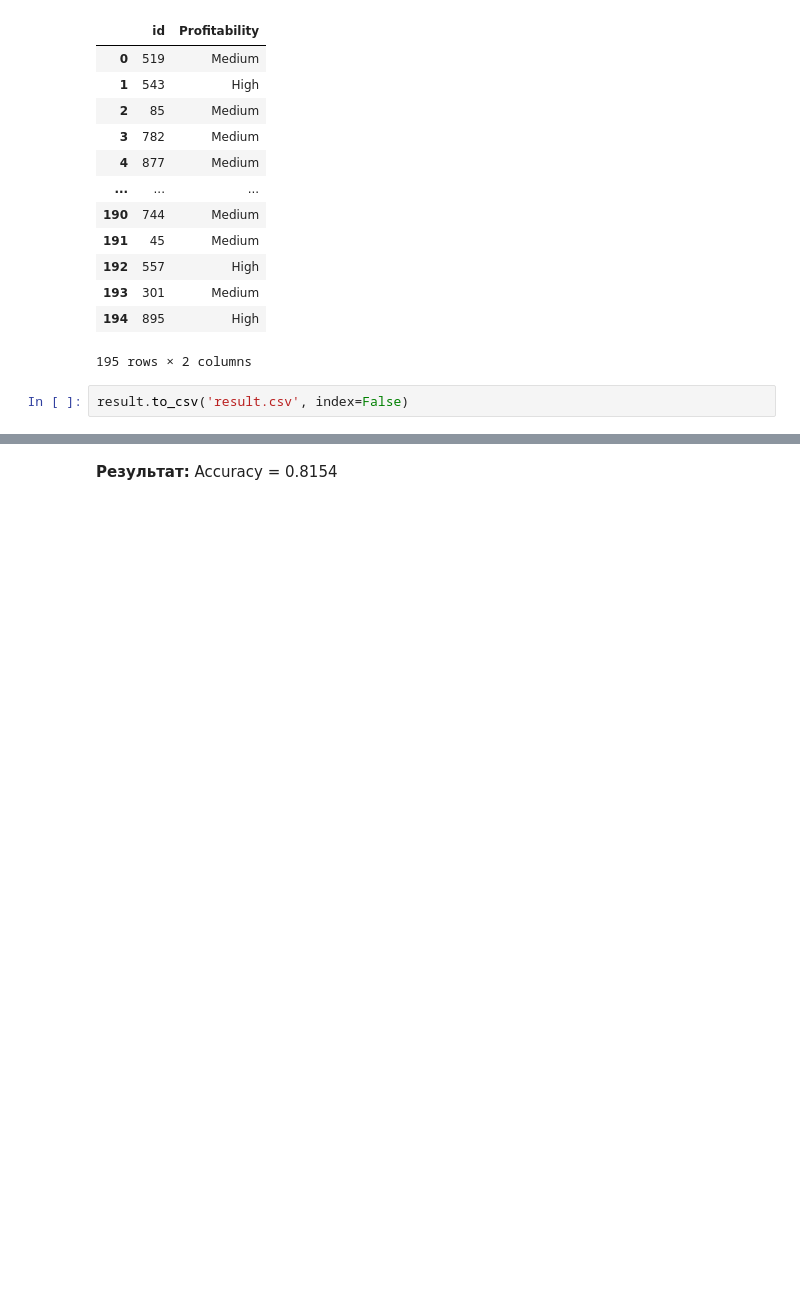
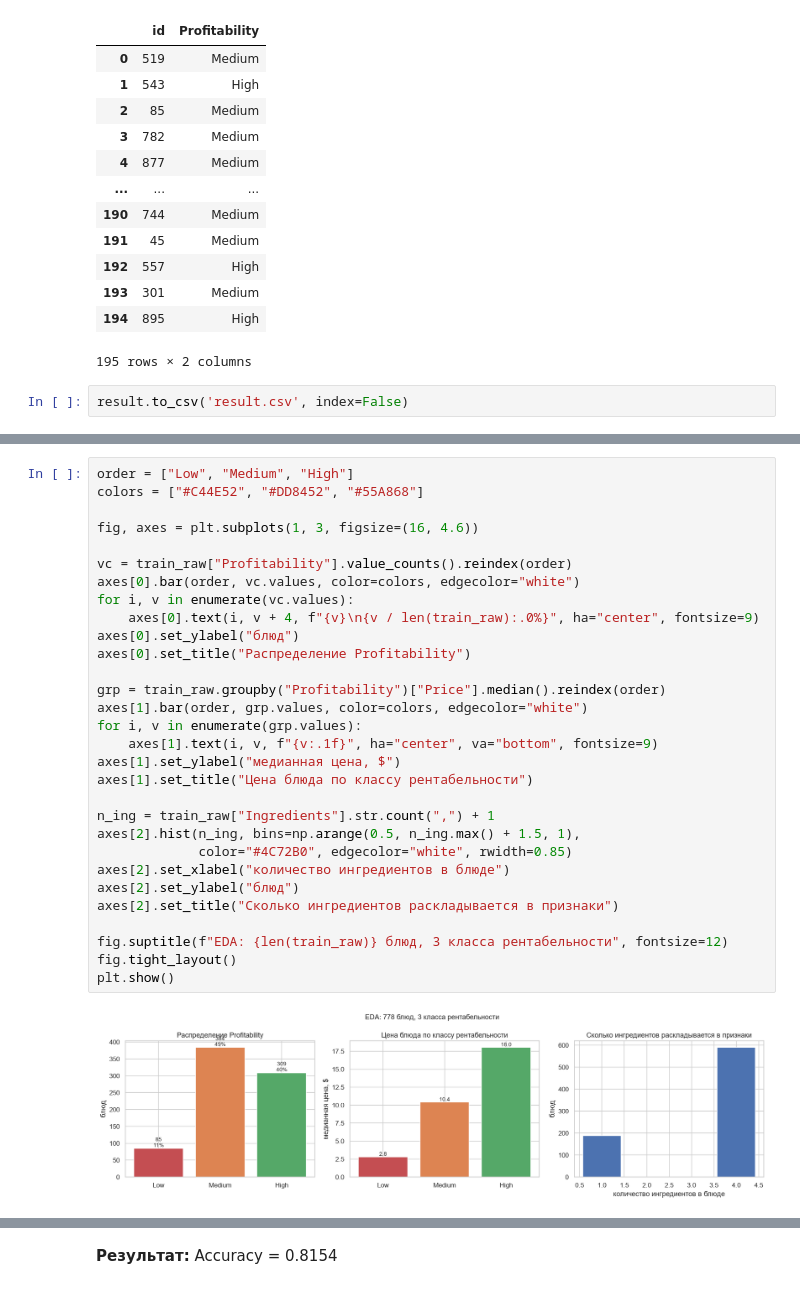
Before and after one commit to mishandri/Data-Science, a Jupyter notebook: Рентабельность ресторана/case.ipynb, the cells around one changed output, grey strips where cells are left out. Drawn from its saved outputs; the diff is of its cells as text; blank space fills up the shorter version.

Commit message:
rewrite readme, add graphics

```diff
--- a/Рентабельность ресторана/case.ipynb
+++ b/Рентабельность ресторана/case.ipynb
@@ -211,0 +290,32 @@ result.to_csv('result.csv', index=False)
+# %%
+order = ["Low", "Medium", "High"]
+colors = ["#C44E52", "#DD8452", "#55A868"]
+
+fig, axes = plt.subplots(1, 3, figsize=(16, 4.6))
+
+vc = train_raw["Profitability"].value_counts().reindex(order)
+axes[0].bar(order, vc.values, color=colors, edgecolor="white")
+for i, v in enumerate(vc.values):
+    axes[0].text(i, v + 4, f"{v}\n{v / len(train_raw):.0%}", ha="center", fontsize=9)
+axes[0].set_ylabel("блюд")
+axes[0].set_title("Распределение Profitability")
+
+grp = train_raw.groupby("Profitability")["Price"].median().reindex(order)
+axes[1].bar(order, grp.values, color=colors, edgecolor="white")
+for i, v in enumerate(grp.values):
+    axes[1].text(i, v, f"{v:.1f}", ha="center", va="bottom", fontsize=9)
+axes[1].set_ylabel("медианная цена, $")
+axes[1].set_title("Цена блюда по классу рентабельности")
+
+n_ing = train_raw["Ingredients"].str.count(",") + 1
+axes[2].hist(n_ing, bins=np.arange(0.5, n_ing.max() + 1.5, 1),
+             color="#4C72B0", edgecolor="white", rwidth=0.85)
+axes[2].set_xlabel("количество ингредиентов в блюде")
+axes[2].set_ylabel("блюд")
+axes[2].set_title("Сколько ингредиентов раскладывается в признаки")
+
+fig.suptitle(f"EDA: {len(train_raw)} блюд, 3 класса рентабельности", fontsize=12)
+fig.tight_layout()
+plt.show()
+# %% [output]
+[figure, added]
```
Also changed, not shown: parts of 10 cells of this notebook, 50 other files.
